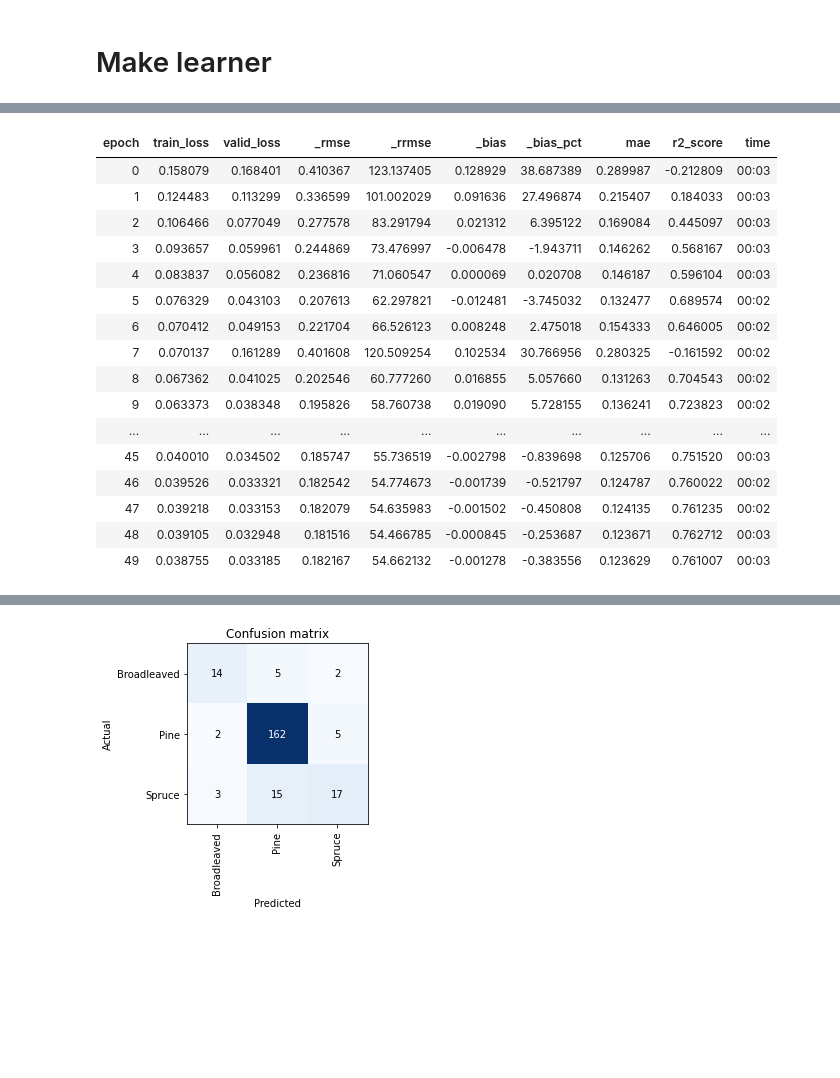
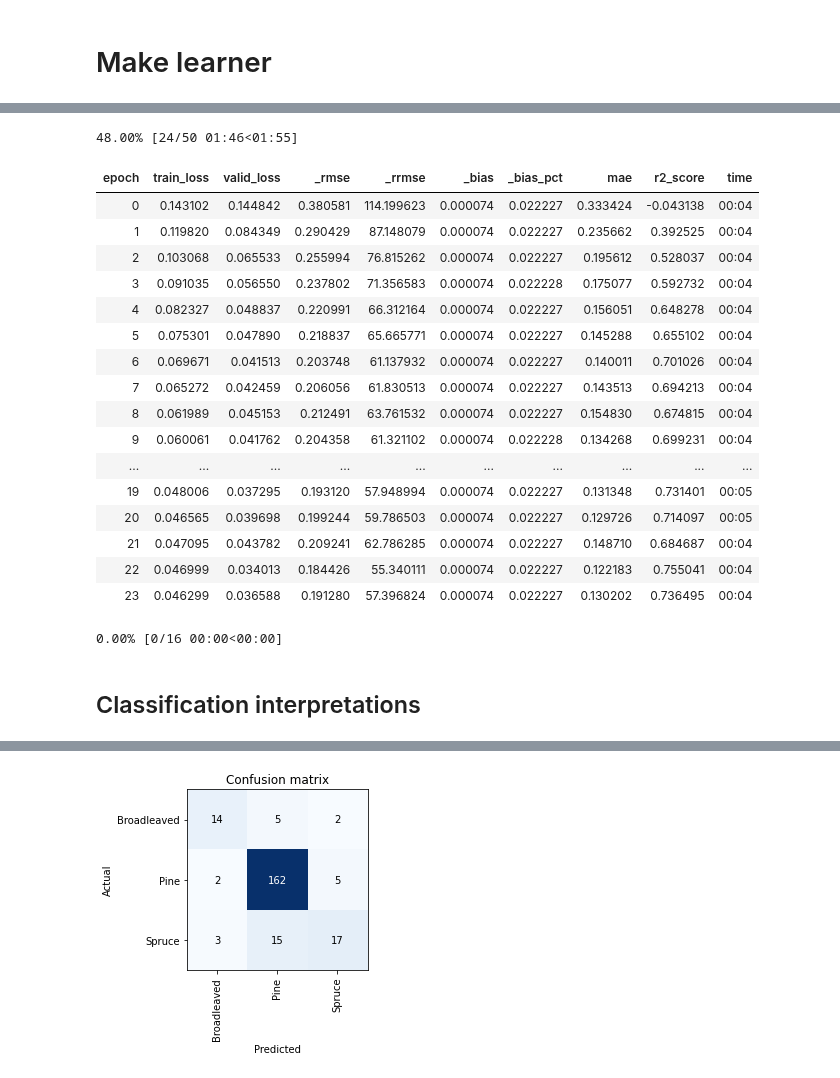
Before and after one commit to mayrajeo/enveco, a Jupyter notebook: examples/Major tree species with 2d CNN and aerial images.ipynb, the cells around one changed output, grey strips where cells are left out. Saved outputs shown, nothing was run; the diff lists cells and outputs as text; code cells hidden in the pictures; blank space fills up the shorter version.

```diff
--- a/examples/Major tree species with 2d CNN and aerial images.ipynb
+++ b/examples/Major tree species with 2d CNN and aerial images.ipynb
@@ -165,7 +159,7 @@ f1_multi = F1ScoreMulti(average='micro')
 pre_multi = PrecisionMulti(average='micro')
 rec_multi = RecallMulti(average='micro')
 # %%
-model = cnn_learner(dls, densenet121, pretrained=False,
+model = cnn_learner(dls, densenet201, pretrained=False,
 
                     #metrics=[accuracy_multi, f1_multi, pre_multi, rec_multi],
                     metrics=[rmse, rrmse, bias, bias_pct, mae, R2Score()],
@@ -175,3 +171,8 @@ model = cnn_learner(dls, densenet121, pretrained=False,
+# %%
+def norm_lr(x): return x / (x.sum(axis=-1)[:,None])
+norm_lr = Lambda(norm_lr)
+# %%
+model.model = nn.Sequential(model.model, norm_lr)
 # %%
 model.summary()
 # %% [output]
@@ -202,23 +203,27 @@ SuggestedLRs(lr_min=0.2290867567062378, lr_steep=0.001737800776027143)
 # %%
-model.fit_one_cycle(50, lr_max=1e-2)
+model.fit_one_cycle(50, lr_max=1e-3)
 # %% [output]
+48.00% [24/50 01:46<01:55]
 | epoch | train_loss | valid_loss | _rmse | _rrmse | _bias | _bias_pct | mae | r2_score | time |
-| 0 | 0.158079 | 0.168401 | 0.410367 | 123.137405 | 0.128929 | 38.687389 | 0.289987 | -0.212809 | 00:03 |
-| 1 | 0.124483 | 0.113299 | 0.336599 | 101.002029 | 0.091636 | 27.496874 | 0.215407 | 0.184033 | 00:03 |
-| 2 | 0.106466 | 0.077049 | 0.277578 | 83.291794 | 0.021312 | 6.395122 | 0.169084 | 0.445097 | 00:03 |
-| 3 | 0.093657 | 0.059961 | 0.244869 | 73.476997 | -0.006478 | -1.943711 | 0.146262 | 0.568167 | 00:03 |
-| 4 | 0.083837 | 0.056082 | 0.236816 | 71.060547 | 0.000069 | 0.020708 | 0.146187 | 0.596104 | 00:03 |
-| 5 | 0.076329 | 0.043103 | 0.207613 | 62.297821 | -0.012481 | -3.745032 | 0.132477 | 0.689574 | 00:02 |
-| 6 | 0.070412 | 0.049153 | 0.221704 | 66.526123 | 0.008248 | 2.475018 | 0.154333 | 0.646005 | 00:02 |
-| 7 | 0.070137 | 0.161289 | 0.401608 | 120.509254 | 0.102534 | 30.766956 | 0.280325 | -0.161592 | 00:02 |
-| 8 | 0.067362 | 0.041025 | 0.202546 | 60.777260 | 0.016855 | 5.057660 | 0.131263 | 0.704543 | 00:02 |
-| 9 | 0.063373 | 0.038348 | 0.195826 | 58.760738 | 0.019090 | 5.728155 | 0.136241 | 0.723823 | 00:02 |
+| 0 | 0.143102 | 0.144842 | 0.380581 | 114.199623 | 0.000074 | 0.022227 | 0.333424 | -0.043138 | 00:04 |
+| 1 | 0.119820 | 0.084349 | 0.290429 | 87.148079 | 0.000074 | 0.022227 | 0.235662 | 0.392525 | 00:04 |
+| 2 | 0.103068 | 0.065533 | 0.255994 | 76.815262 | 0.000074 | 0.022227 | 0.195612 | 0.528037 | 00:04 |
+| 3 | 0.091035 | 0.056550 | 0.237802 | 71.356583 | 0.000074 | 0.022228 | 0.175077 | 0.592732 | 00:04 |
+| 4 | 0.082327 | 0.048837 | 0.220991 | 66.312164 | 0.000074 | 0.022227 | 0.156051 | 0.648278 | 00:04 |
+| 5 | 0.075301 | 0.047890 | 0.218837 | 65.665771 | 0.000074 | 0.022227 | 0.145288 | 0.655102 | 00:04 |
+| 6 | 0.069671 | 0.041513 | 0.203748 | 61.137932 | 0.000074 | 0.022227 | 0.140011 | 0.701026 | 00:04 |
+| 7 | 0.065272 | 0.042459 | 0.206056 | 61.830513 | 0.000074 | 0.022227 | 0.143513 | 0.694213 | 00:04 |
+| 8 | 0.061989 | 0.045153 | 0.212491 | 63.761532 | 0.000074 | 0.022227 | 0.154830 | 0.674815 | 00:04 |
+| 9 | 0.060061 | 0.041762 | 0.204358 | 61.321102 | 0.000074 | 0.022228 | 0.134268 | 0.699231 | 00:04 |
 | ... | ... | ... | ... | ... | ... | ... | ... | ... | ... |
-| 45 | 0.040010 | 0.034502 | 0.185747 | 55.736519 | -0.002798 | -0.839698 | 0.125706 | 0.751520 | 00:03 |
-| 46 | 0.039526 | 0.033321 | 0.182542 | 54.774673 | -0.001739 | -0.521797 | 0.124787 | 0.760022 | 00:02 |
-| 47 | 0.039218 | 0.033153 | 0.182079 | 54.635983 | -0.001502 | -0.450808 | 0.124135 | 0.761235 | 00:02 |
-| 48 | 0.039105 | 0.032948 | 0.181516 | 54.466785 | -0.000845 | -0.253687 | 0.123671 | 0.762712 | 00:03 |
-| 49 | 0.038755 | 0.033185 | 0.182167 | 54.662132 | -0.001278 | -0.383556 | 0.123629 | 0.761007 | 00:03 |
+| 19 | 0.048006 | 0.037295 | 0.193120 | 57.948994 | 0.000074 | 0.022227 | 0.131348 | 0.731401 | 00:05 |
+| 20 | 0.046565 | 0.039698 | 0.199244 | 59.786503 | 0.000074 | 0.022227 | 0.129726 | 0.714097 | 00:05 |
+| 21 | 0.047095 | 0.043782 | 0.209241 | 62.786285 | 0.000074 | 0.022227 | 0.148710 | 0.684687 | 00:04 |
+| 22 | 0.046999 | 0.034013 | 0.184426 | 55.340111 | 0.000074 | 0.022227 | 0.122183 | 0.755041 | 00:04 |
+| 23 | 0.046299 | 0.036588 | 0.191280 | 57.396824 | 0.000074 | 0.022227 | 0.130202 | 0.736495 | 00:04 |
+0.00% [0/16 00:00<00:00]
+# %% [markdown]
+## Classification interpretations
 # %%
 interp = ClassificationInterpretation.from_learner(model)
 # %% [output]
```
Also changed, not shown: parts of 22 cells of this notebook, 6 other files.
